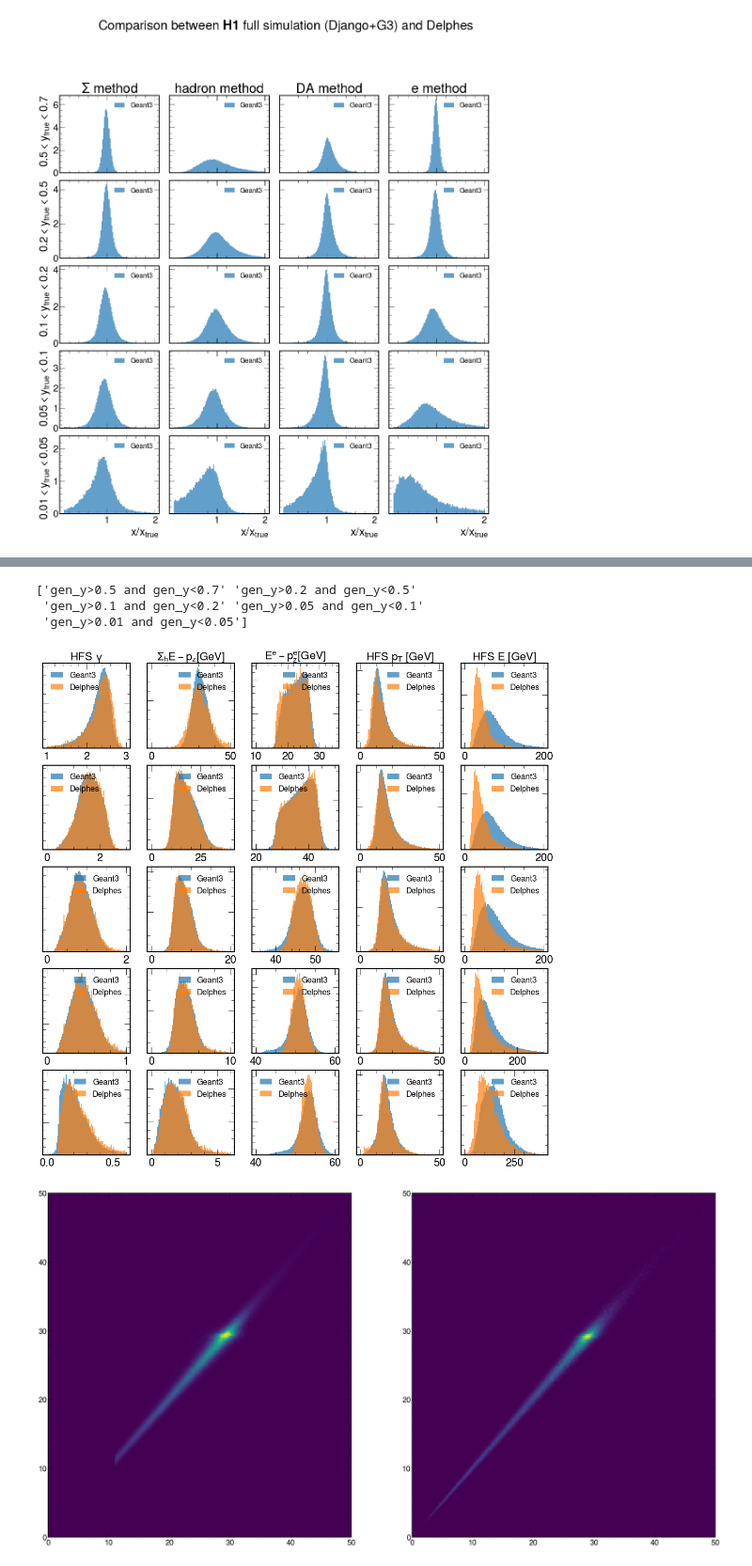
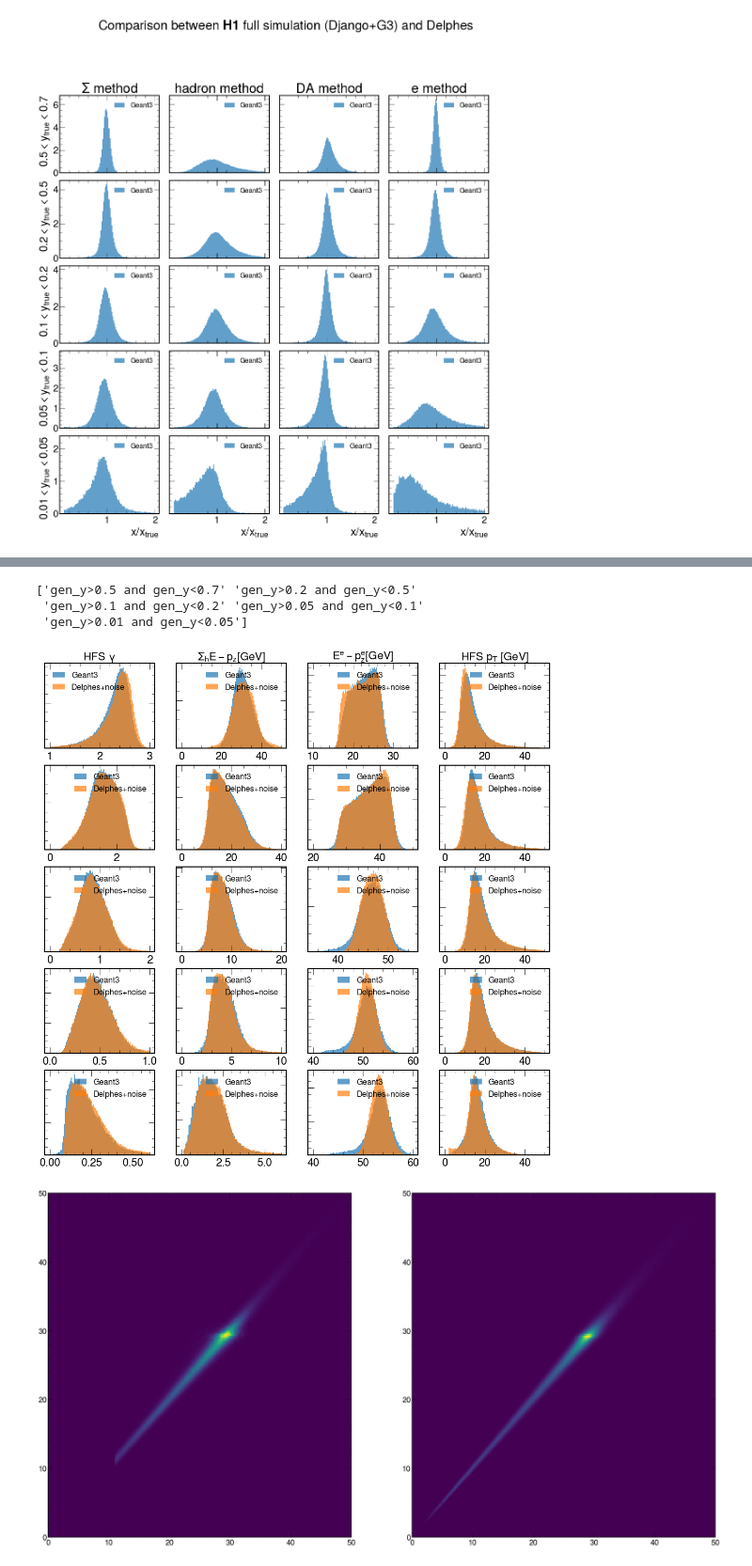
Before and after one commit to owen234/DIS-reco, a Jupyter notebook: fullsim-vs-fastsim-h1-all.ipynb, the cells around one changed output, grey strips where cells are left out. Shown at 94% size. Cells and saved outputs as stored; diff of their text form; code cells hidden in the pictures.

```diff
--- a/fullsim-vs-fastsim-h1-all.ipynb
+++ b/fullsim-vs-fastsim-h1-all.ipynb
@@ -277,10 +287,10 @@ for i in range(5):
 for i in range(5):
     print(ybins[i])
     temp = mc_fastsim.query(ybins[i])
-    ax[3 + 4*i].hist(temp['xe_ratio'],density=True,bins=100,range=(0.1,2),alpha=myalpha,label='Delphes')
-    ax[2 + 4*i].hist(temp['xda_ratio'],density=True,bins=100,range=(0.1,2),alpha=myalpha,label='Delphes')
-    ax[1 + 4*i].hist(temp['xh_ratio'],density=True,bins=100,range=(0.1,2),alpha=myalpha,label='Delphes')
-    ax[0 + 4*i].hist(temp['xsigma_ratio'],density=True,bins=100,range=(0.1,2),alpha=myalpha,label='Delphes')
+    ax[3 + 4*i].hist(temp['xe_ratio'],density=True,bins=100,range=(0.1,2),alpha=myalpha,label=delphes_label)
+    ax[2 + 4*i].hist(temp['xda_ratio'],density=True,bins=100,range=(0.1,2),alpha=myalpha,label=delphes_label)
+    ax[1 + 4*i].hist(temp['xh_ratio'],density=True,bins=100,range=(0.1,2),alpha=myalpha,label=delphes_label)
+    ax[0 + 4*i].hist(temp['xsigma_ratio'],density=True,bins=100,range=(0.1,2),alpha=myalpha,label=delphes_label)
 
 
 
@@ -622,5 +615,5 @@ gen_y>0.01 and gen_y<0.05
 # %%
-fig,ax = plt.subplots(5,5,figsize=(18,18))
+fig,ax = plt.subplots(5,4,figsize=(18,18))
 
 ybins = np.array(['gen_y>0.5 and gen_y<0.7', 'gen_y>0.2 and gen_y<0.5',
                   'gen_y>0.1 and gen_y<0.2', 'gen_y>0.05 and gen_y<0.1','gen_y>0.01 and gen_y<0.05'])
@@ -634,35 +627,35 @@ ax[0][0].hist(temp['HFS_gamma'],weights=temp['wgt'],density=True,bins=100,range=
 ax[0][1].hist(temp['HFS_Sigma'],weights=temp['wgt'],density=True,bins=100,range=(0,50),alpha=myalpha,label='Geant3')
 ax[0][2].hist(temp['e_empz'],weights=temp['wgt'],density=True,bins=100,range=(10,35),alpha=myalpha,label='Geant3')
 ax[0][3].hist(temp['HFS_pt'],weights=temp['wgt'],density=True,bins=100,range=(0,50),alpha=myalpha,label='Geant3')
-ax[0][4].hist(temp['HFS_E'],weights=temp['wgt'],density=True,bins=100,range=(0,200),alpha=myalpha,label='Geant3')
+#ax[0][4].hist(temp['HFS_E'],weights=temp['wgt'],density=True,bins=100,range=(0,200),alpha=myalpha,label='Geant3')
 
 temp = mc_fullsim.query(ybins[1])
 ax[1][0].hist(temp['HFS_gamma'],weights=temp['wgt'],density=True,bins=100,range=(0,3),alpha=myalpha,label='Geant3')
 ax[1][1].hist(temp['HFS_Sigma'],weights=temp['wgt'],density=True,bins=100,range=(0,40),alpha=myalpha,label='Geant3')
 ax[1][2].hist(temp['e_empz'],weights=temp['wgt'],density=True,bins=100,range=(20,50),alpha=myalpha,label='Geant3')
 ax[1][3].hist(temp['HFS_pt'],weights=temp['wgt'],density=True,bins=100,range=(0,50),alpha=myalpha,label='Geant3')
-ax[1][4].hist(temp['HFS_E'],weights=temp['wgt'],density=True,bins=100,range=(0,200),alpha=myalpha,label='Geant3')
+#ax[1][4].hist(temp['HFS_E'],weights=temp['wgt'],density=True,bins=100,range=(0,200),alpha=myalpha,label='Geant3')
 
 temp = mc_fullsim.query(ybins[2])
 ax[2][0].hist(temp['HFS_gamma'],weights=temp['wgt'],density=True,bins=100,range=(0,2),alpha=myalpha,label='Geant3')
 ax[2][1].hist(temp['HFS_Sigma'],weights=temp['wgt'],density=True,bins=100,range=(0,20),alpha=myalpha,label='Geant3')
 ax[2][2].hist(temp['e_empz'],weights=temp['wgt'],density=True,bins=100,range=(35,55),alpha=myalpha,label='Geant3')
 ax[2][3].hist(temp['HFS_pt'],weights=temp['wgt'],density=True,bins=100,range=(0,50),alpha=myalpha,label='Geant3')
-ax[2][4].hist(temp['HFS_E'],weights=temp['wgt'],density=True,bins=100,range=(0,200),alpha=myalpha,label='Geant3')
+#ax[2][4].hist(temp['HFS_E'],weights=temp['wgt'],density=True,bins=100,range=(0,200),alpha=myalpha,label='Geant3')
 
 temp = mc_fullsim.query(ybins[3])
 ax[3][0].hist(temp['HFS_gamma'],weights=temp['wgt'],density=True,bins=100,range=(0,1),alpha=myalpha,label='Geant3')
 ax[3][1].hist(temp['HFS_Sigma'],weights=temp['wgt'],density=True,bins=100,range=(0,10),alpha=myalpha,label='Geant3')
 ax[3][2].hist(temp['e_empz'],weights=temp['wgt'],density=True,bins=100,range=(40,60),alpha=myalpha,label='Geant3')
 ax[3][3].hist(temp['HFS_pt'],weights=temp['wgt'],density=True,bins=100,range=(0,50),alpha=myalpha,label='Geant3')
-ax[3][4].hist(temp['HFS_E'],weights=temp['wgt'],density=True,bins=100,range=(0,300),alpha=myalpha,label='Geant3')
+#ax[3][4].hist(temp['HFS_E'],weights=temp['wgt'],density=True,bins=100,range=(0,300),alpha=myalpha,label='Geant3')
 
 temp = mc_fullsim.query(ybins[4])
 ax[4][0].hist(temp['HFS_gamma'],weights=temp['wgt'],density=True,bins=100,range=(0,0.6),alpha=myalpha,label='Geant3')
 ax[4][1].hist(temp['HFS_Sigma'],weights=temp['wgt'],density=True,bins=100,range=(0,6),alpha=myalpha,label='Geant3')
 ax[4][2].hist(temp['e_empz'],weights=temp['wgt'],density=True,bins=100,range=(40,60),alpha=myalpha,label='Geant3')
 ax[4][3].hist(temp['HFS_pt'],weights=temp['wgt'],density=True,bins=100,range=(0,50),alpha=myalpha,label='Geant3')
-ax[4][4].hist(temp['HFS_E'],weights=temp['wgt'],density=True,bins=100,range=(0,400),alpha=myalpha,label='Geant3')
+#ax[4][4].hist(temp['HFS_E'],weights=temp['wgt'],density=True,bins=100,range=(0,400),alpha=myalpha,label='Geant3')
 
 
 
@@ -670,73 +663,73 @@ ax[4][4].hist(temp['HFS_E'],weights=temp['wgt'],density=True,bins=100,range=(0,4
 
 
 temp = mc_fastsim.query(ybins[0])
-ax[0][0].hist(temp['HFS_gamma'],density=True,bins=100,range=(1,3),alpha=myalpha,label='Delphes')
-ax[0][1].hist(temp['HFS_Sigma'],density=True,bins=100,range=(0,50),alpha=myalpha,label='Delphes')
-ax[0][2].hist(temp['e_empz'],density=True,bins=100,range=(10,35),alpha=myalpha,label='Delphes')
-ax[0][3].hist(temp['HFS_pt'],density=True,bins=100,range=(0,50),alpha=myalpha,label='Delphes')
-ax[0][4].hist(temp['HFS_E'],density=True,bins=100,range=(0,200),alpha=myalpha,label='Delphes')
+ax[0][0].hist(temp['HFS_gamma'],density=True,bins=100,range=(1,3),alpha=myalpha,label=delphes_label)
+ax[0][1].hist(temp['HFS_Sigma'],density=True,bins=100,range=(0,50),alpha=myalpha,label=delphes_label)
+ax[0][2].hist(temp['e_empz'],density=True,bins=100,range=(10,35),alpha=myalpha,label=delphes_label)
+ax[0][3].hist(temp['HFS_pt'],density=True,bins=100,range=(0,50),alpha=myalpha,label=delphes_label)
+#ax[0][4].hist(temp['HFS_E'],density=True,bins=100,range=(0,200),alpha=myalpha,label=delphes_label)
 
 
 temp = mc_fastsim.query(ybins[1])
-ax[1][0].hist(temp['HFS_gamma'],density=True,bins=100,range=(0,3),alpha=myalpha,label='Delphes')
-ax[1][1].hist(temp['HFS_Sigma'],density=True,bins=100,range=(0,40),alpha=myalpha,label='Delphes')
-ax[1][2].hist(temp['e_empz'],density=True,bins=100,range=(20,50),alpha=myalpha,label='Delphes')
-ax[1][3].hist(temp['HFS_pt'],density=True,bins=100,range=(0,50),alpha=myalpha,label='Delphes')
-ax[1][4].hist(temp['HFS_E'],density=True,bins=100,range=(0,200),alpha=myalpha,label='Delphes')
+ax[1][0].hist(temp['HFS_gamma'],density=True,bins=100,range=(0,3),alpha=myalpha,label=delphes_label)
+ax[1][1].hist(temp['HFS_Sigma'],density=True,bins=100,range=(0,40),alpha=myalpha,label=delphes_label)
+ax[1][2].hist(temp['e_empz'],density=True,bins=100,range=(20,50),alpha=myalpha,label=delphes_label)
+ax[1][3].hist(temp['HFS_pt'],density=True,bins=100,range=(0,50),alpha=myalpha,label=delphes_label)
+#ax[1][4].hist(temp['HFS_E'],density=True,bins=100,range=(0,200),alpha=myalpha,label=delphes_label)
 
 
 temp = mc_fastsim.query(ybins[2])
-ax[2][0].hist(temp['HFS_gamma'],density=True,bins=100,range=(0,2),alpha=myalpha,label='Delphes')
-ax[2][1].hist(temp['HFS_Sigma'],density=True,bins=100,range=(0,20),alpha=myalpha,label='Delphes')
-ax[2][2].hist(temp['e_empz'],density=True,bins=100,range=(35,55),alpha=myalpha,label='Delphes')
-ax[2][3].hist(temp['HFS_pt'],density=True,bins=100,range=(0,50),alpha=myalpha,label='Delphes')
-ax[2][4].hist(temp['HFS_E'],density=True,bins=100,range=(0,200),alpha=myalpha,label='Delphes')
+ax[2][0].hist(temp['HFS_gamma'],density=True,bins=100,range=(0,2),alpha=myalpha,label=delphes_label)
+ax[2][1].hist(temp['HFS_Sigma'],density=True,bins=100,range=(0,20),alpha=myalpha,label=delphes_label)
+ax[2][2].hist(temp['e_empz'],density=True,bins=100,range=(35,55),alpha=myalpha,label=delphes_label)
+ax[2][3].hist(temp['HFS_pt'],density=True,bins=100,range=(0,50),alpha=myalpha,label=delphes_label)
+#ax[2][4].hist(temp['HFS_E'],density=True,bins=100,range=(0,200),alpha=myalpha,label=delphes_label)
 
 
 temp = mc_fastsim.query(ybins[3])
-ax[3][0].hist(temp['HFS_gamma'],density=True,bins=100,range=(0,1),alpha=myalpha,label='Delphes')
-ax[3][1].hist(temp['HFS_Sigma'],density=True,bins=100,range=(0,10),alpha=myalpha,label='Delphes')
-ax[3][2].hist(temp['e_empz'],density=True,bins=100,range=(40,60),alpha=myalpha,label='Delphes')
-ax[3][3].hist(temp['HFS_pt'],density=True,bins=100,range=(0,50),alpha=myalpha,label='Delphes')
-ax[3][4].hist(temp['HFS_E'],density=True,bins=100,range=(0,300),alpha=myalpha,label='Delphes')
+ax[3][0].hist(temp['HFS_gamma'],density=True,bins=100,range=(0,1),alpha=myalpha,label=delphes_label)
+ax[3][1].hist(temp['HFS_Sigma'],density=True,bins=100,range=(0,10),alpha=myalpha,label=delphes_label)
+ax[3][2].hist(temp['e_empz'],density=True,bins=100,range=(40,60),alpha=myalpha,label=delphes_label)
+ax[3][3].hist(temp['HFS_pt'],density=True,bins=100,range=(0,50),alpha=myalpha,label=delphes_label)
+#ax[3][4].hist(temp['HFS_E'],density=True,bins=100,range=(0,300),alpha=myalpha,label=delphes_label)
 
 temp = mc_fastsim.query(ybins[4])
-ax[4][0].hist(temp['HFS_gamma'],density=True,bins=100,range=(0,0.6),alpha=myalpha,label='Delphes')
-ax[4][1].hist(temp['HFS_Sigma'],density=True,bins=100,range=(0,6),alpha=myalpha,label='Delphes')
-ax[4][2].hist(temp['e_empz'],density=True,bins=100,range=(40,60),alpha=myalpha,label='Delphes')
-ax[4][3].hist(temp['HFS_pt'],density=True,bins=100,range=(0,50),alpha=myalpha,label='Delphes')
-ax[4][4].hist(temp['HFS_E'],density=True,bins=100,range=(0,400),alpha=myalpha,label='Delphes')
+ax[4][0].hist(temp['HFS_gamma'],density=True,bins=100,range=(0,0.6),alpha=myalpha,label=delphes_label)
+ax[4][1].hist(temp['HFS_Sigma'],density=True,bins=100,range=(0,6),alpha=myalpha,label=delphes_label)
+ax[4][2].hist(temp['e_empz'],density=True,bins=100,range=(40,60),alpha=myalpha,label=delphes_label)
+ax[4][3].hist(temp['HFS_pt'],density=True,bins=100,range=(0,50),alpha=myalpha,label=delphes_label)
+#ax[4][4].hist(temp['HFS_E'],density=True,bins=100,range=(0,400),alpha=myalpha,label=delphes_label)
 
 
 
 
 
 
 
 plt.subplots_adjust(wspace=0.2, hspace=0.2)
 
 
 
 ax = ax.flatten()
 
 ax[0].set_title('HFS $\gamma$ ', fontsize=22 )
 ax[1].set_title('$\Sigma_{h} E-p_{z} [GeV]$', fontsize=22 )
 ax[2].set_title('$E^{e}-p^{e}_{z} [GeV]$', fontsize=22 )
 ax[3].set_title('HFS $p_{T}$ [GeV]', fontsize=22 )
-ax[4].set_title('HFS $E$ [GeV]', fontsize=22 )
+#ax[4].set_title('HFS $E$ [GeV]', fontsize=22 )
 
 for i in range(len(ax.flatten())):
     ax[i].legend(loc='best',fontsize=16)
     ax[i].set_yticklabels([])
 plt.subplots_adjust(wspace=0.2, hspace=0.2)
 
 
 plt.show()
 # %% [output]
 ['gen_y>0.5 and gen_y<0.7' 'gen_y>0.2 and gen_y<0.5'
  'gen_y>0.1 and gen_y<0.2' 'gen_y>0.05 and gen_y<0.1'
  'gen_y>0.01 and gen_y<0.05']
-[figure, old version]
+[figure, new version]
 # %%
 mc_fullsim.eval('genHFS_pt = sqrt( genHFS_px*genHFS_px + genHFS_py*genHFS_py)', inplace=True )
 mc_fullsim.eval('HFSpt_res = HFS_pt/genHFS_pt - 1', inplace=True )
```
Also changed, not shown: parts of 10 cells of this notebook, 2 other files.
